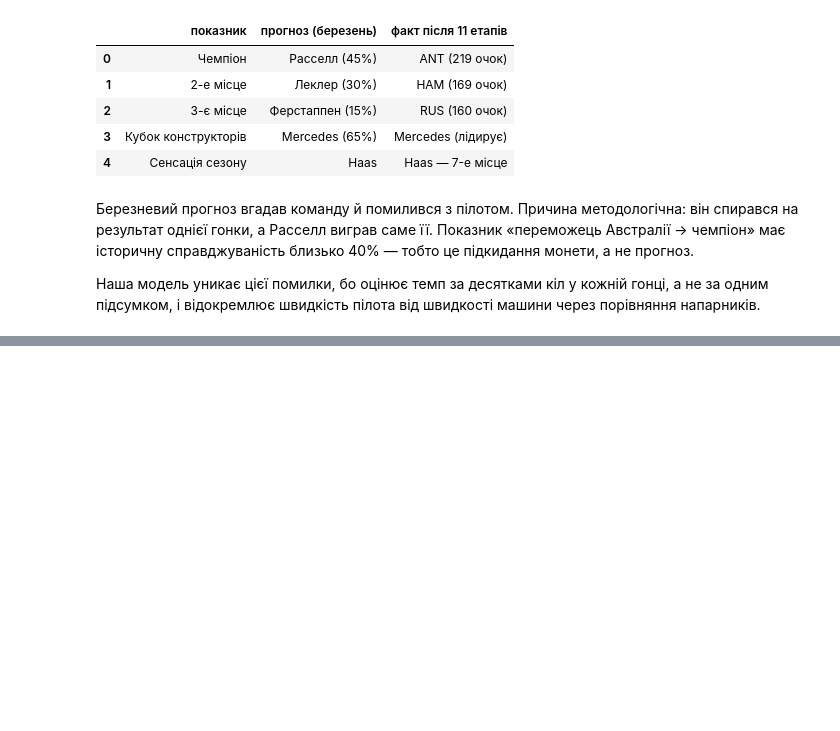
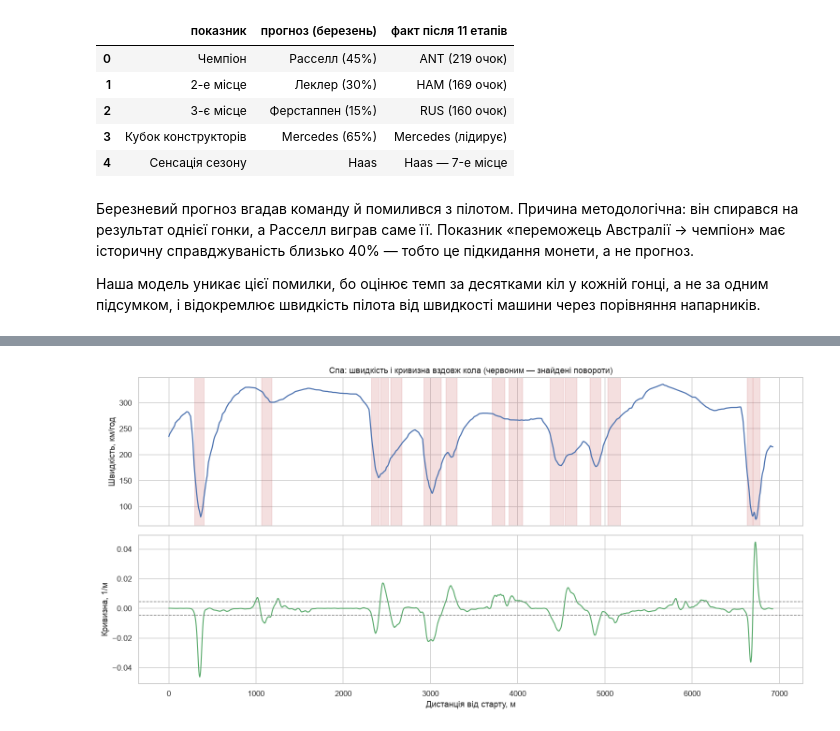
Before and after one commit to VelenShell/f1-2026-analysis, a Jupyter notebook: final_project.ipynb, the cells around one changed output, grey strips where cells are left out. Drawn from its saved outputs; the diff is of its cells as text; code cells hidden in the pictures; blank space fills up the shorter version.

```diff
--- a/final_project.ipynb
+++ b/final_project.ipynb
@@ -1228,0 +1357,18 @@ march
+# %%
+# Профіль швидкості й кривизни вздовж кола
+fig, ax = plt.subplots(2, 1, figsize=(14, 7), sharex=True)
+
+ax[0].plot(gref["distance"], gref["speed"], color=BLUE, linewidth=1.6)
+for _, c in corners_spa.iterrows():
+    ax[0].axvspan(c["start_m"], c["end_m"], alpha=.18, color=RED)
+ax[0].set_ylabel("Швидкість, км/год")
+ax[0].set_title("Спа: швидкість і кривизна вздовж кола (червоним — знайдені повороти)")
+
+ax[1].plot(gref["distance"], k_ref, color=GREEN, linewidth=1.4)
+ax[1].axhline(1/T.CORNER_MIN_RADIUS_M, ls="--", color="grey", lw=1)
+ax[1].axhline(-1/T.CORNER_MIN_RADIUS_M, ls="--", color="grey", lw=1)
+ax[1].set_ylabel("Кривизна, 1/м"); ax[1].set_xlabel("Дистанція від старту, м")
+
+plt.tight_layout(); plt.show()
+# %% [output]
+[figure, added]
```
Also changed, not shown: parts of 25 cells of this notebook, 2 other files.
